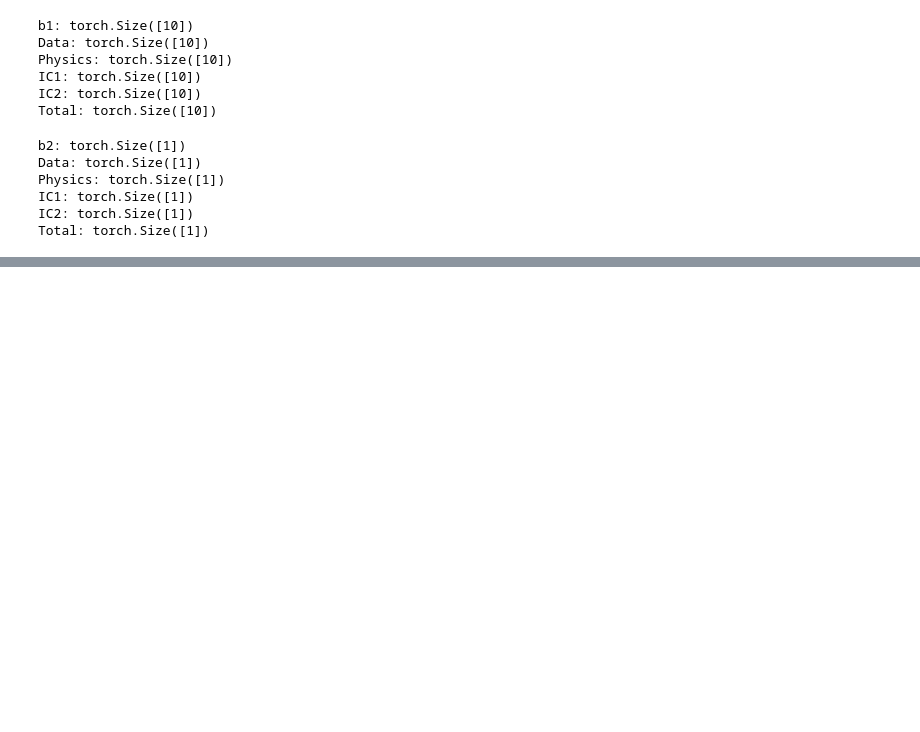
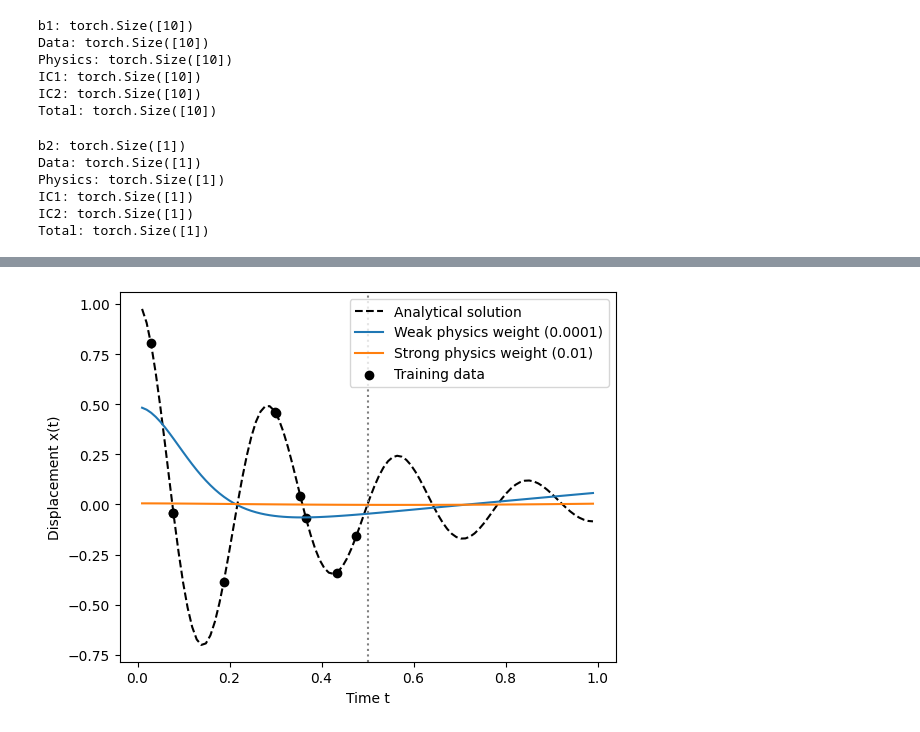
Before and after one commit to s234933/PINN, a Jupyter notebook: PINN-project-code.ipynb, the cells around one changed output, grey strips where cells are left out. Drawn from its saved outputs; the diff is of its cells as text; code cells hidden in the pictures; blank space fills up the shorter version.

Commit message:
Add files via upload
trained for different values og lambda_phys and plotted inference for the two networks from 0:1

```diff
--- a/PINN-project-code.ipynb
+++ b/PINN-project-code.ipynb
@@ -857,0 +897,43 @@ IC contribution:          1.041143
+# %%
+### Her er jeg så lidt i tivl om hvorvidt det er okay at jeg genererer nyt data til test bare med linspace?? men det gør jeg ihvertfald lige nu fordi jeg jo nu skal have fra 0 til 1 og jeg vil have dem i rækkefølge.
+
+np.random.seed(42)
+
+def data_generator(n_samples=100, m=1, k=500, mu=5):
+    # Create covariates and response variable
+    t = np.linspace(0, 1, n_samples+2)[1:-1]
+    #np.random.shuffle(t)
+    delta = mu/(2*m)
+    omega_0=np.sqrt(k)
+    omega= np.sqrt(omega_0**2-delta**2)
+    phi=np.arctan(-delta/omega)
+    A= 1/(2*np.cos(phi))
+    y = np.exp(-delta*t)*(2*A*np.cos(phi+omega*t))
+
+    return t, y
+
+
+data_true = data_generator(n_samples=100, m=1, k=500, mu=5)
+# %%
+te_target = torch.from_numpy(data_true[1]).float().reshape(-1, 1)
+te_input= torch.from_numpy(data_true[0]).float().reshape(-1, 1)
+
+# så bruger vi de to trænede netværk til at lave forudsigelser på test dataen og sammenligner med den sande test data te_target.
+with torch.no_grad():
+    te_output_weak = net_weak(te_input).numpy().reshape(-1)
+    te_output_strong = net_strong(te_input).numpy().reshape(-1)
+
+t= te_input.numpy().reshape(-1)
+
+# og plot den analytiske løsning, de to forudsigelser og træningsdataen.
+plt.plot(t, te_target, "k--", label="Analytical solution")
+plt.plot(t, te_output_weak, label="Weak physics weight (%g)" % lambda_phys_weak)
+plt.plot(t, te_output_strong, label="Strong physics weight (%g)" % lambda_phys_strong)
+plt.scatter(data_data[0], data_data[1], color="black", label="Training data")
+plt.axvline(0.5, color="gray", linestyle=":")
+plt.xlabel("Time t")
+plt.ylabel("Displacement x(t)")
+plt.legend()
+plt.show()
+# %% [output]
+[figure, added]
```
Also changed, not shown: parts of 8 cells of this notebook.
